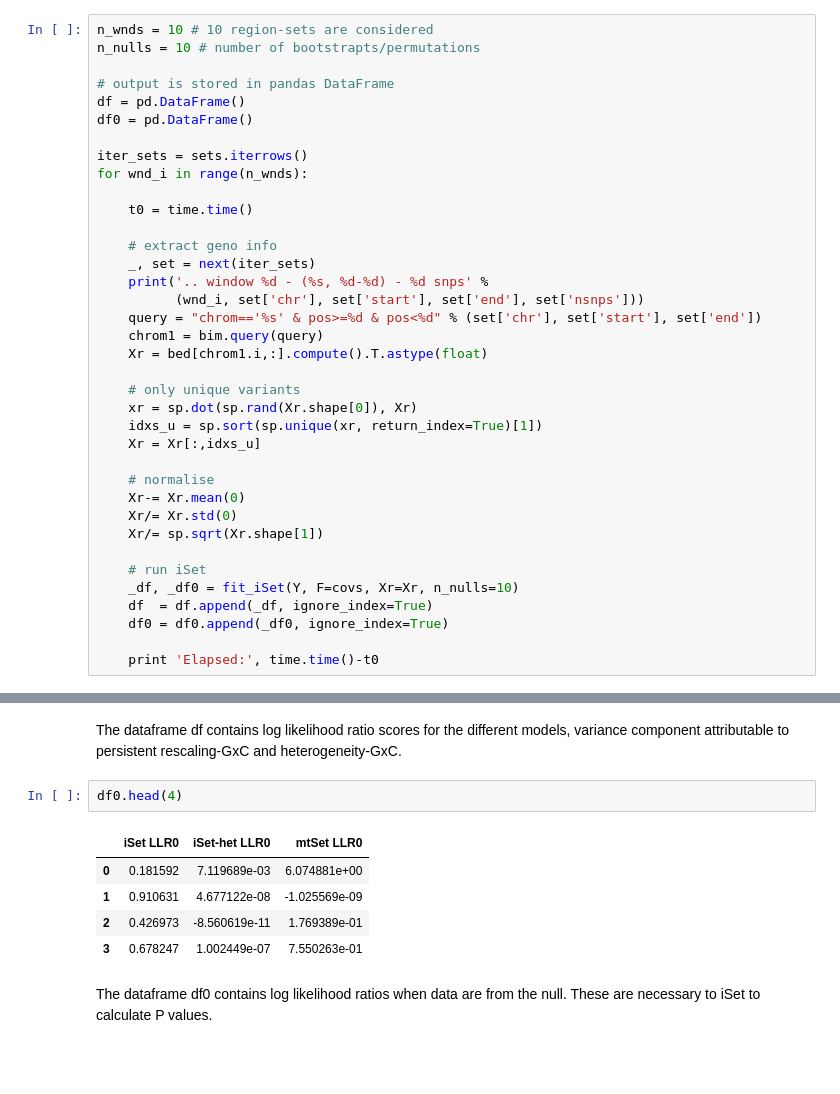
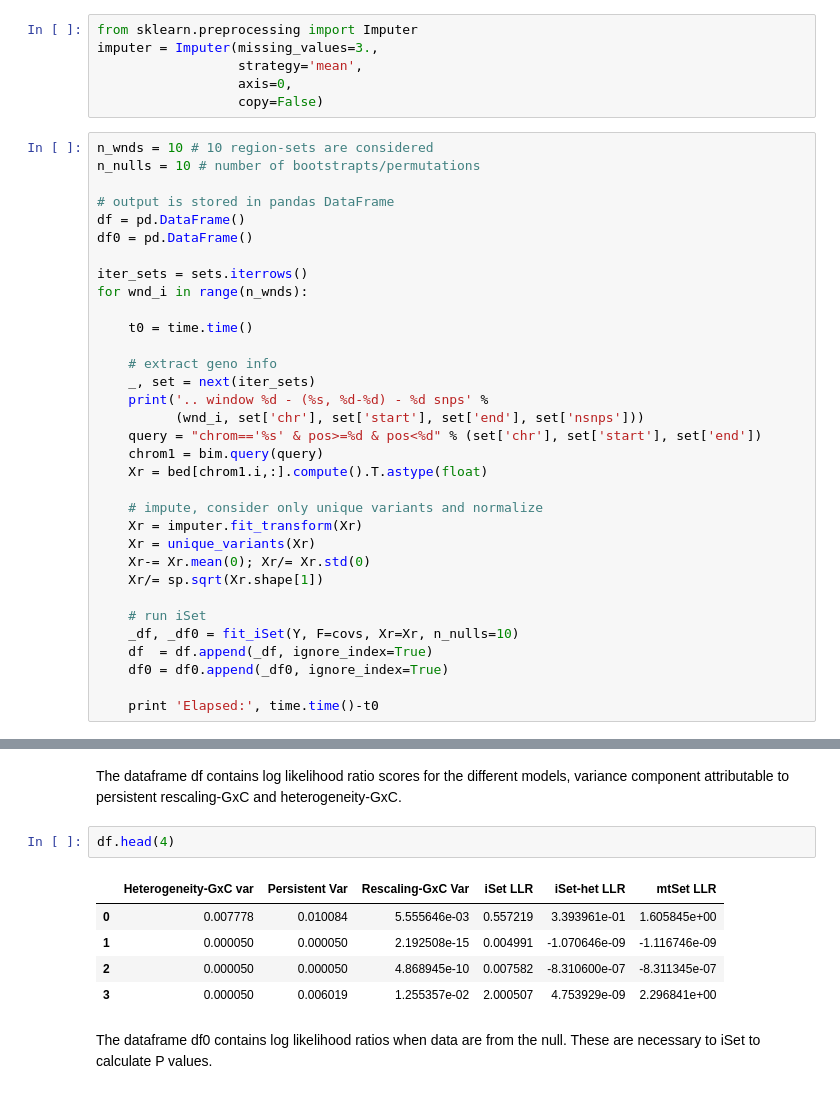
Before and after one commit to limix/limix-tutorials, a Jupyter notebook: iSet/Interaction_set_test.ipynb, the cells around one changed output, grey strips where cells are left out. Saved outputs shown, nothing was run; the diff lists cells and outputs as text; blank space fills up the shorter version.

```diff
--- a/iSet/Interaction_set_test.ipynb
+++ b/iSet/Interaction_set_test.ipynb
@@ -79,6 +80,12 @@ The core function of the analysis is ``limix.iSet.fit_iSet``.
 See [here][1] for more info.
 
 [1]: https://limix.readthedocs.io/iSet.html
+# %%
+from sklearn.preprocessing import Imputer
+imputer = Imputer(missing_values=3.,
+                  strategy='mean',
+                  axis=0,
+                  copy=False)
 # %%
 n_wnds = 10 # 10 region-sets are considered
 n_nulls = 10 # number of bootstrapts/permutations
@@ -100,14 +107,10 @@ for wnd_i in range(n_wnds):
     chrom1 = bim.query(query)
     Xr = bed[chrom1.i,:].compute().T.astype(float)
 
-    # only unique variants
-    xr = sp.dot(sp.rand(Xr.shape[0]), Xr)
-    idxs_u = sp.sort(sp.unique(xr, return_index=True)[1])
-    Xr = Xr[:,idxs_u]
-
-    # normalise
-    Xr-= Xr.mean(0)
-    Xr/= Xr.std(0)
+    # impute, consider only unique variants and normalize
+    Xr = imputer.fit_transform(Xr)
+    Xr = unique_variants(Xr)
+    Xr-= Xr.mean(0); Xr/= Xr.std(0)
     Xr/= sp.sqrt(Xr.shape[1])
 
     # run iSet
@@ -140,13 +143,13 @@ Elapsed: 13.3160040379
 # %% [markdown]
 The dataframe df contains log likelihood ratio scores for the different models, variance component attributable to persistent rescaling-GxC and heterogeneity-GxC.
 # %%
-df0.head(4)
+df.head(4)
 # %% [output]
-|  | iSet LLR0 | iSet-het LLR0 | mtSet LLR0 |
-| 0 | 0.181592 | 7.119689e-03 | 6.074881e+00 |
-| 1 | 0.910631 | 4.677122e-08 | -1.025569e-09 |
-| 2 | 0.426973 | -8.560619e-11 | 1.769389e-01 |
-| 3 | 0.678247 | 1.002449e-07 | 7.550263e-01 |
+|  | Heterogeneity-GxC var | Persistent Var | Rescaling-GxC Var | iSet LLR | iSet-het LLR | mtSet LLR |
+| 0 | 0.007778 | 0.010084 | 5.555646e-03 | 0.557219 | 3.393961e-01 | 1.605845e+00 |
+| 1 | 0.000050 | 0.000050 | 2.192508e-15 | 0.004991 | -1.070646e-09 | -1.116746e-09 |
+| 2 | 0.000050 | 0.000050 | 4.868945e-10 | 0.007582 | -8.310600e-07 | -8.311345e-07 |
+| 3 | 0.000050 | 0.006019 | 1.255357e-02 | 2.000507 | 4.753929e-09 | 2.296841e+00 |
 # %% [markdown]
 The dataframe df0 contains log likelihood ratios when data are from the null. These are necessary to iSet to calculate P values.
 # %%
```
Also changed, not shown: parts of 8 cells of this notebook, 1 other file.
